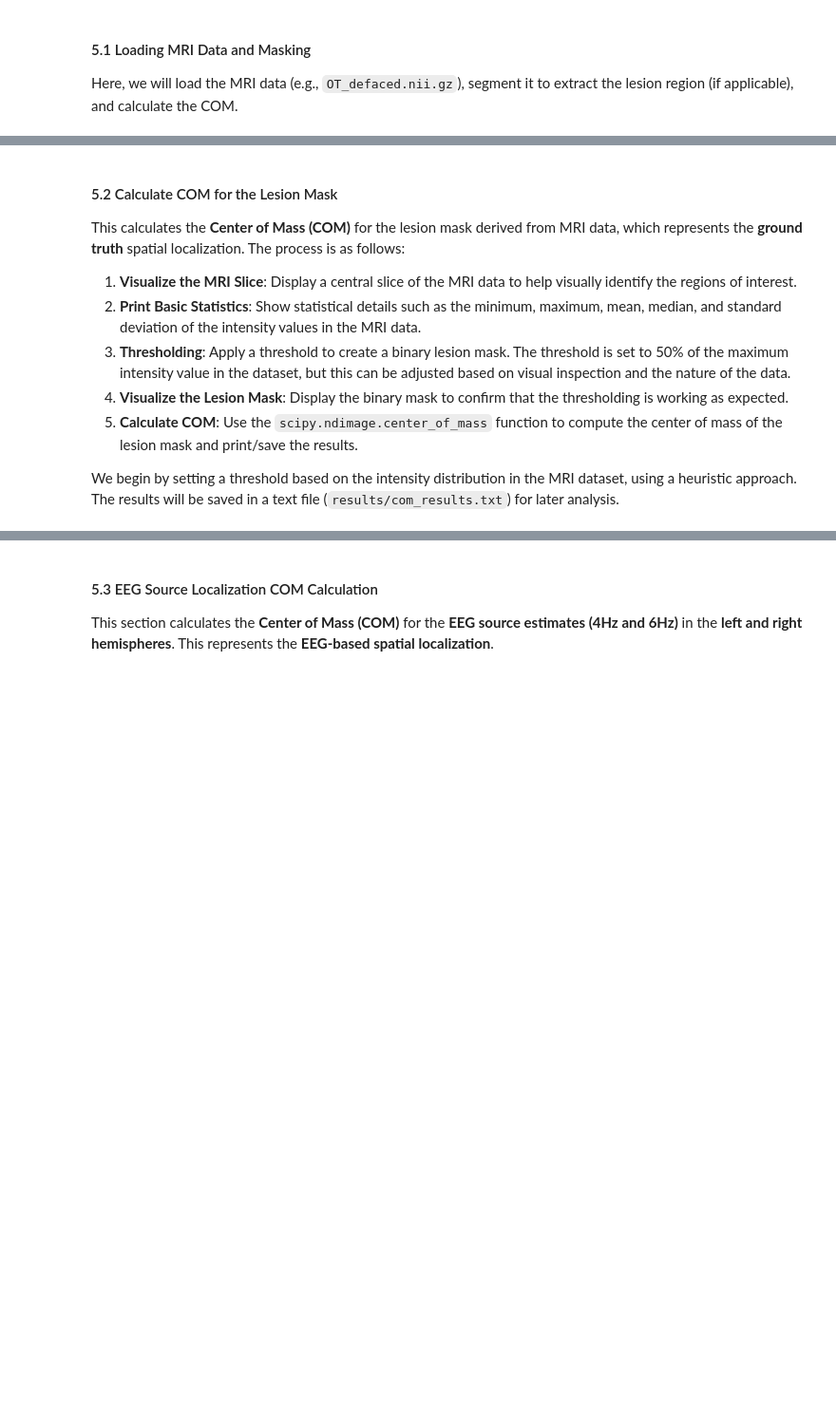
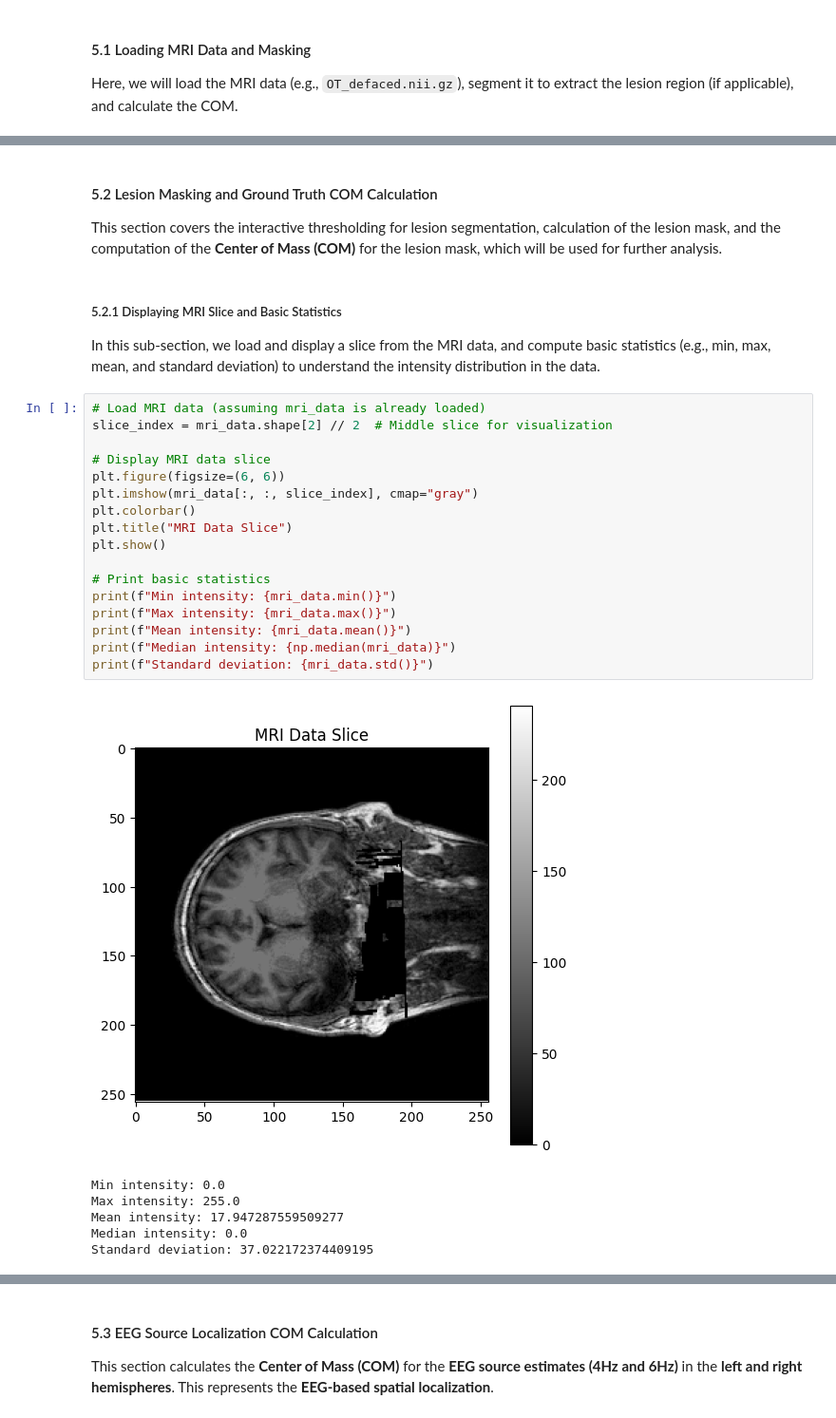
Before and after one commit to michaela10c/SilenceMap-Adaptation-and-Extensions, a Jupyter notebook: Part1-SilenceMap_Replication.ipynb, the cells around one changed output, grey strips where cells are left out. Shown at 95% size. Saved outputs shown, nothing was run; the diff lists cells and outputs as text; blank space fills up the shorter version.

Commit message:
Split section 5.2 into multiple clear subsections

```diff
--- a/Part1-SilenceMap_Replication.ipynb
+++ b/Part1-SilenceMap_Replication.ipynb
@@ -748,12 +734,32 @@ plt.show()
 # %% [markdown]
-#### 5.2 Calculate COM for the Lesion Mask
+#### 5.2 Lesion Masking and Ground Truth COM Calculation
 
-This calculates the **Center of Mass (COM)** for the lesion mask derived from MRI data, which represents the **ground truth** spatial localization. The process is as follows:
-
-1. **Visualize the MRI Slice**: Display a central slice of the MRI data to help visually identify the regions of interest.
-2. **Print Basic Statistics**: Show statistical details such as the minimum, maximum, mean, median, and standard deviation of the intensity values in the MRI data.
-3. **Thresholding**: Apply a threshold to create a binary lesion mask. The threshold is set to 50% of the maximum intensity value in the dataset, but this can be adjusted based on visual inspection and the nature of the data.
-4. **Visualize the Lesion Mask**: Display the binary mask to confirm that the thresholding is working as expected.
-5. **Calculate COM**: Use the `scipy.ndimage.center_of_mass` function to compute the center of mass of the lesion mask and print/save the results.
-
-We begin by setting a threshold based on the intensity distribution in the MRI dataset, using a heuristic approach. The results will be saved in a text file (`results/com_results.txt`) for later analysis.
+This section covers the interactive thresholding for lesion segmentation, calculation of the lesion mask, and the computation of the **Center of Mass (COM)** for the lesion mask, which will be used for further analysis.
+# %% [markdown]
+##### 5.2.1 Displaying MRI Slice and Basic Statistics
+
+In this sub-section, we load and display a slice from the MRI data, and compute basic statistics (e.g., min, max, mean, and standard deviation) to understand the intensity distribution in the data.
+# %%
+# Load MRI data (assuming mri_data is already loaded)
+slice_index = mri_data.shape[2] // 2  # Middle slice for visualization
+
+# Display MRI data slice
+plt.figure(figsize=(6, 6))
+plt.imshow(mri_data[:, :, slice_index], cmap="gray")
+plt.colorbar()
+plt.title("MRI Data Slice")
+plt.show()
+
+# Print basic statistics
+print(f"Min intensity: {mri_data.min()}")
+print(f"Max intensity: {mri_data.max()}")
+print(f"Mean intensity: {mri_data.mean()}")
+print(f"Median intensity: {np.median(mri_data)}")
+print(f"Standard deviation: {mri_data.std()}")
+# %% [output]
+[figure, added]
+Min intensity: 0.0
+Max intensity: 255.0
+Mean intensity: 17.947287559509277
+Median intensity: 0.0
+Standard deviation: 37.022172374409195
```
Also changed, not shown: parts of 16 cells of this notebook.
